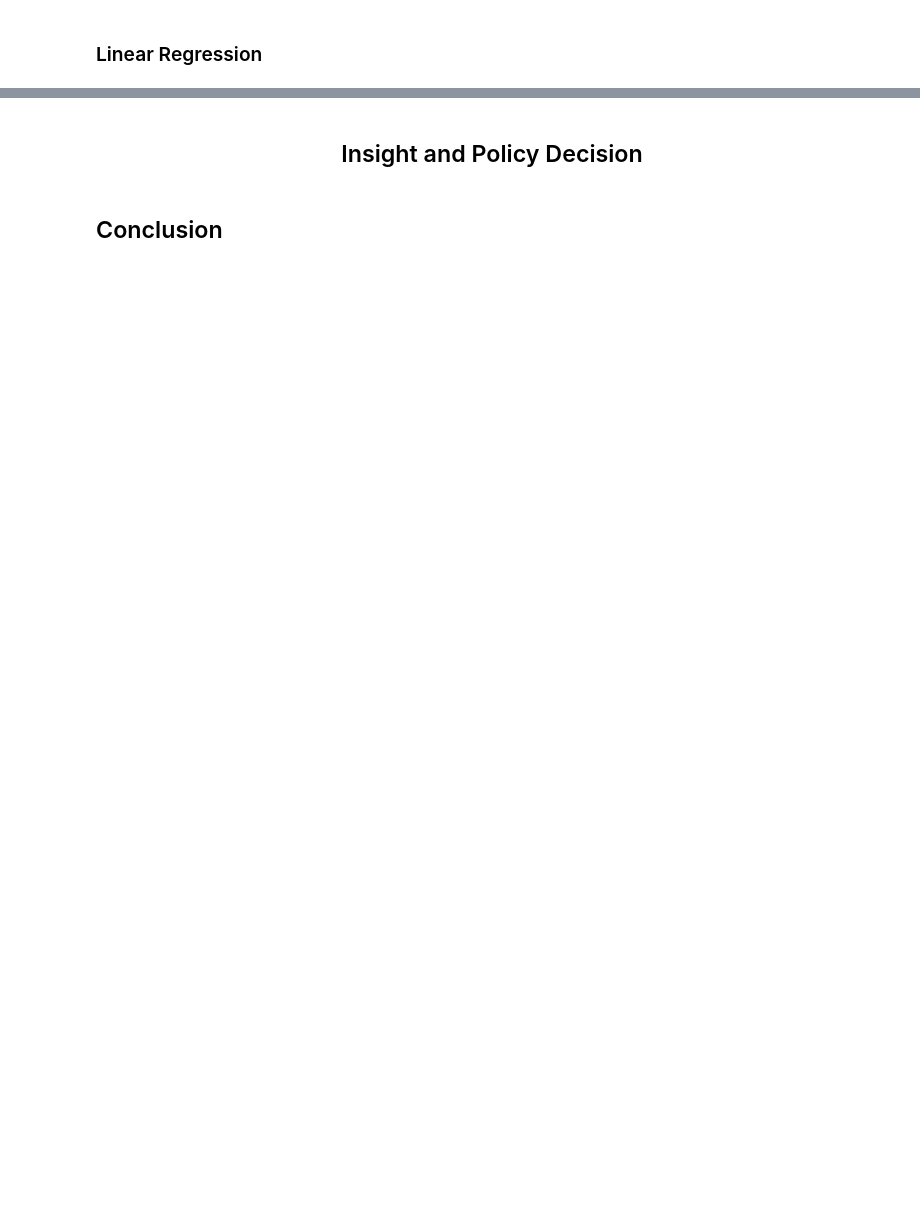
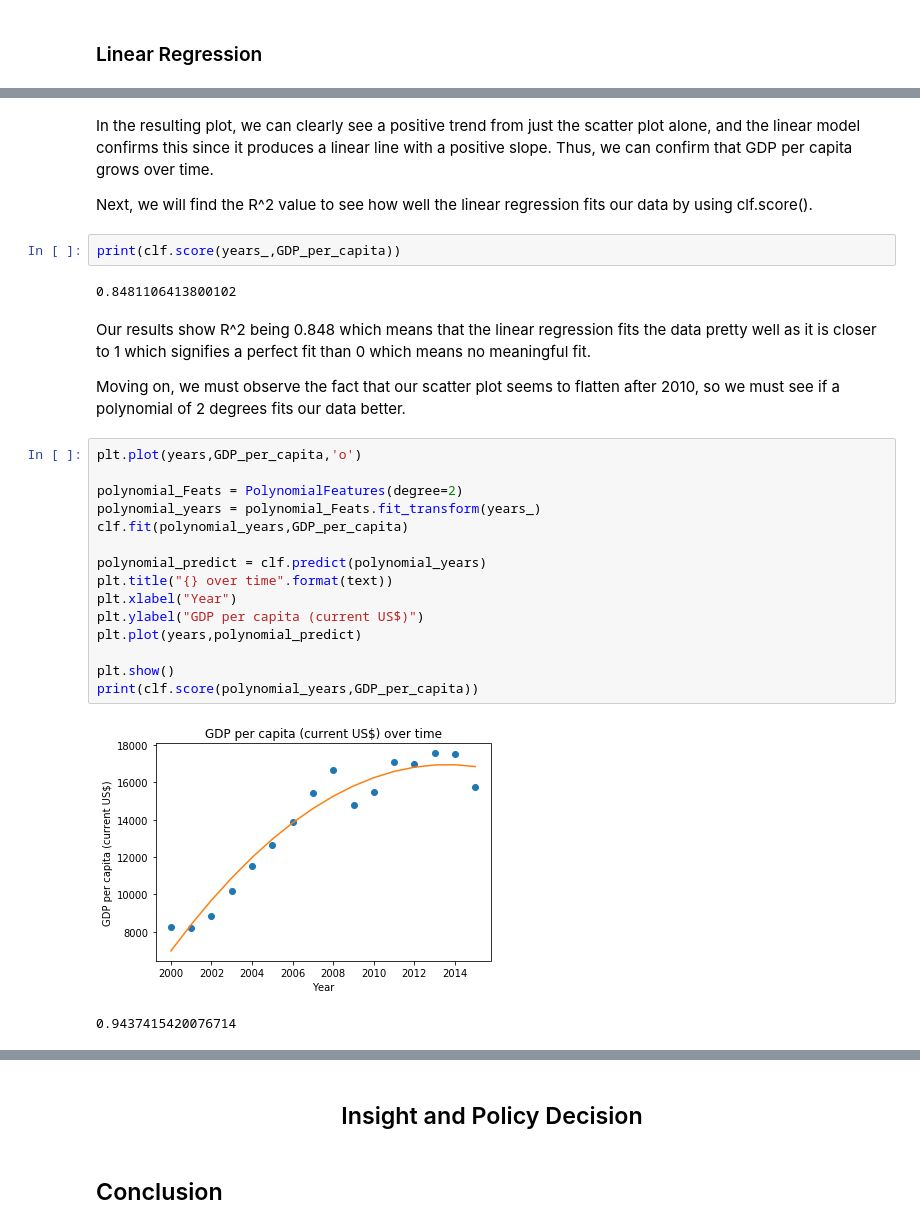
Before and after one commit to thechuster/thechuster.github.io, a Jupyter notebook: FinalProject.ipynb, the cells around one changed output, grey strips where cells are left out. Saved outputs shown, nothing was run; the diff lists cells and outputs as text; blank space fills up the shorter version.

```diff
--- a/FinalProject.ipynb
+++ b/FinalProject.ipynb
@@ -557,0 +569,31 @@ plt.show()
+# %% [markdown]
+In the resulting plot, we can clearly see a positive trend from just the scatter plot alone, and the linear model confirms this since it produces a linear line with a positive slope.
+Thus, we can confirm that GDP per capita grows over time.
+
+Next, we will find the R^2 value to see how well the linear regression fits our data by using clf.score().
+# %%
+print(clf.score(years_,GDP_per_capita))
+# %% [output]
+0.8481106413800102
+# %% [markdown]
+Our results show R^2 being 0.848 which means that the linear regression fits the data pretty well as it is closer to 1 which signifies a perfect fit than 0 which means no meaningful fit.
+
+Moving on, we must observe the fact that our scatter plot seems to flatten after 2010, so we must see if a polynomial of 2 degrees fits our data better.
+# %%
+plt.plot(years,GDP_per_capita,'o')
+
+polynomial_Feats = PolynomialFeatures(degree=2)
+polynomial_years = polynomial_Feats.fit_transform(years_)
+clf.fit(polynomial_years,GDP_per_capita)
+
+polynomial_predict = clf.predict(polynomial_years)
+plt.title("{} over time".format(text))
+plt.xlabel("Year")
+plt.ylabel("GDP per capita (current US$)")
+plt.plot(years,polynomial_predict)
+
+plt.show()
+print(clf.score(polynomial_years,GDP_per_capita))
+# %% [output]
+[figure, added]
+0.9437415420076714
```
Also changed, not shown: parts of 24 cells of this notebook.
